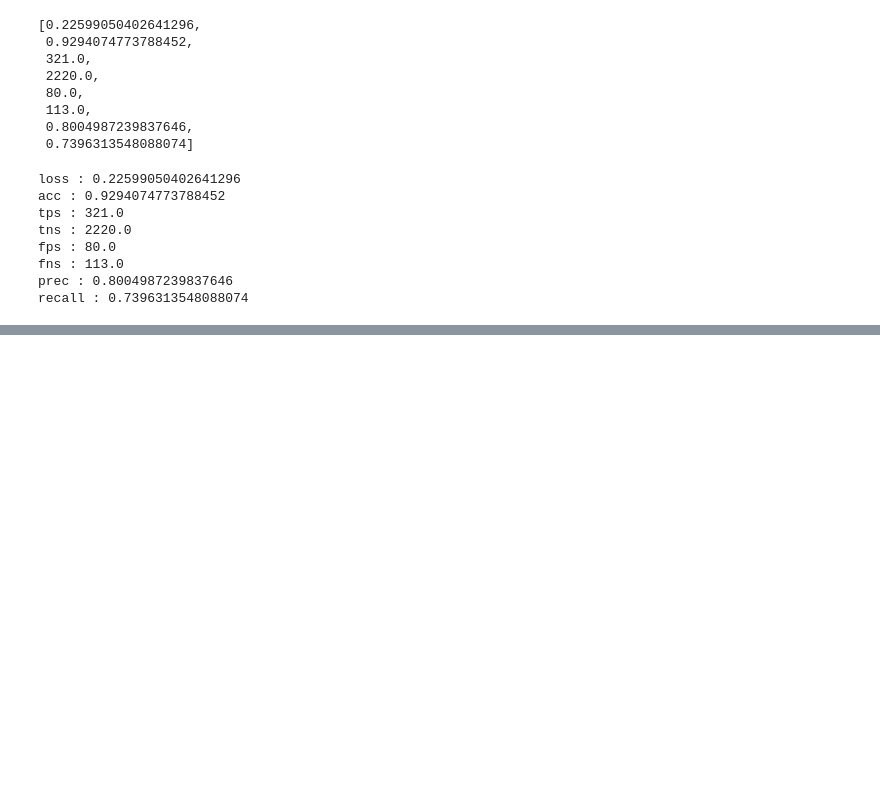
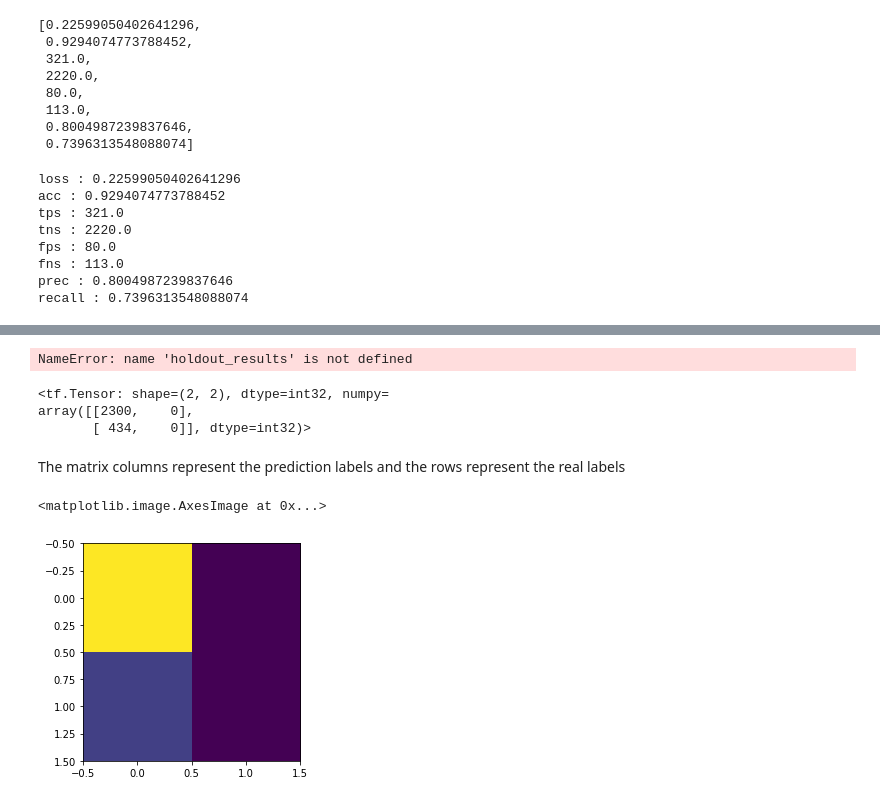
Before and after one commit to Iguanacolossus/Volcanoes-on-Venus, a Jupyter notebook: vov_nb.ipynb, the cells around one changed output, grey strips where cells are left out. Saved outputs shown, nothing was run; the diff lists cells and outputs as text; code cells hidden in the pictures; blank space fills up the shorter version.

Commit message:
mvp binary

```diff
--- a/vov_nb.ipynb
+++ b/vov_nb.ipynb
@@ -339,0 +357,19 @@ model = load_model('model3.h5')
+# %%
+plt.hist(holdout_results)
+# %% [output]
+NameError: name 'holdout_results' is not defined
+# %%
+cm = tf.math.confusion_matrix(yhold,pred_binary,num_classes=2)
+# %%
+cm
+# %% [output]
+<tf.Tensor: shape=(2, 2), dtype=int32, numpy=
+array([[2300,    0],
+       [ 434,    0]], dtype=int32)>
+# %% [markdown]
+The matrix columns represent the prediction labels and the rows represent the real labels
+# %%
+plt.imshow(cm)
+# %% [output]
+<matplotlib.image.AxesImage at 0x...>
+[figure, added]
```
Also changed, not shown: parts of 23 cells of this notebook, 3 other files.
